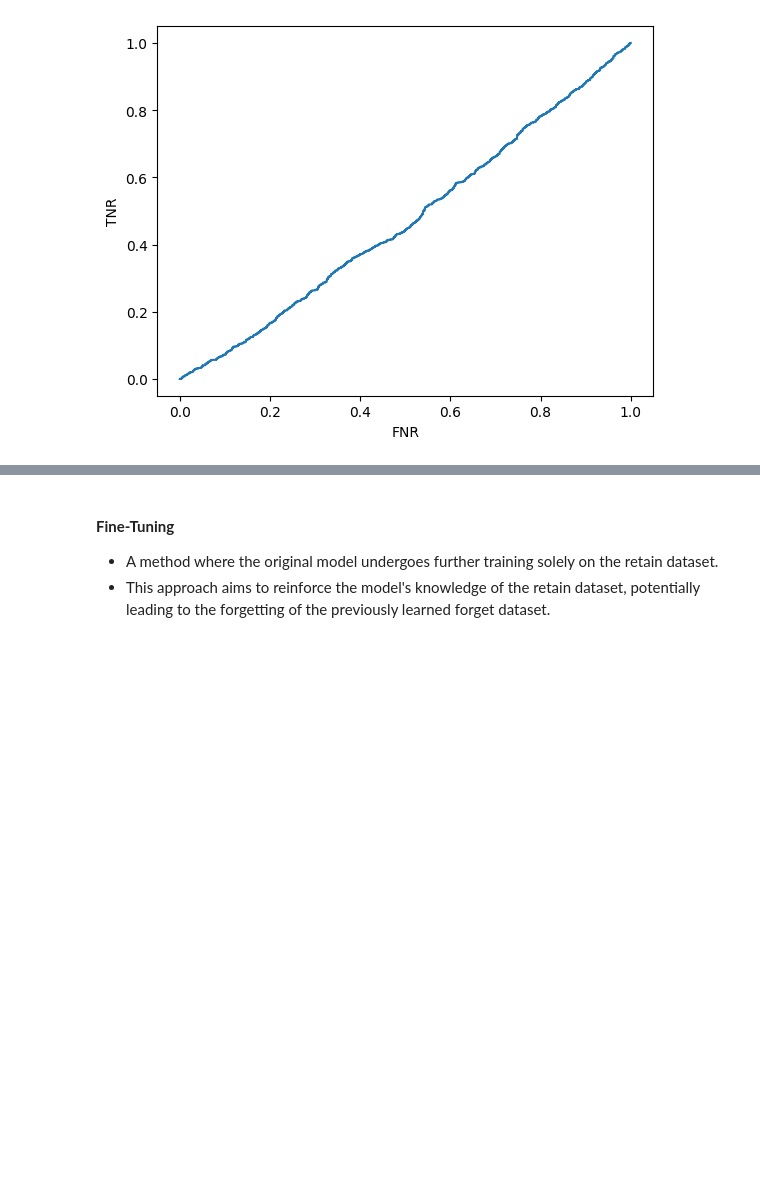
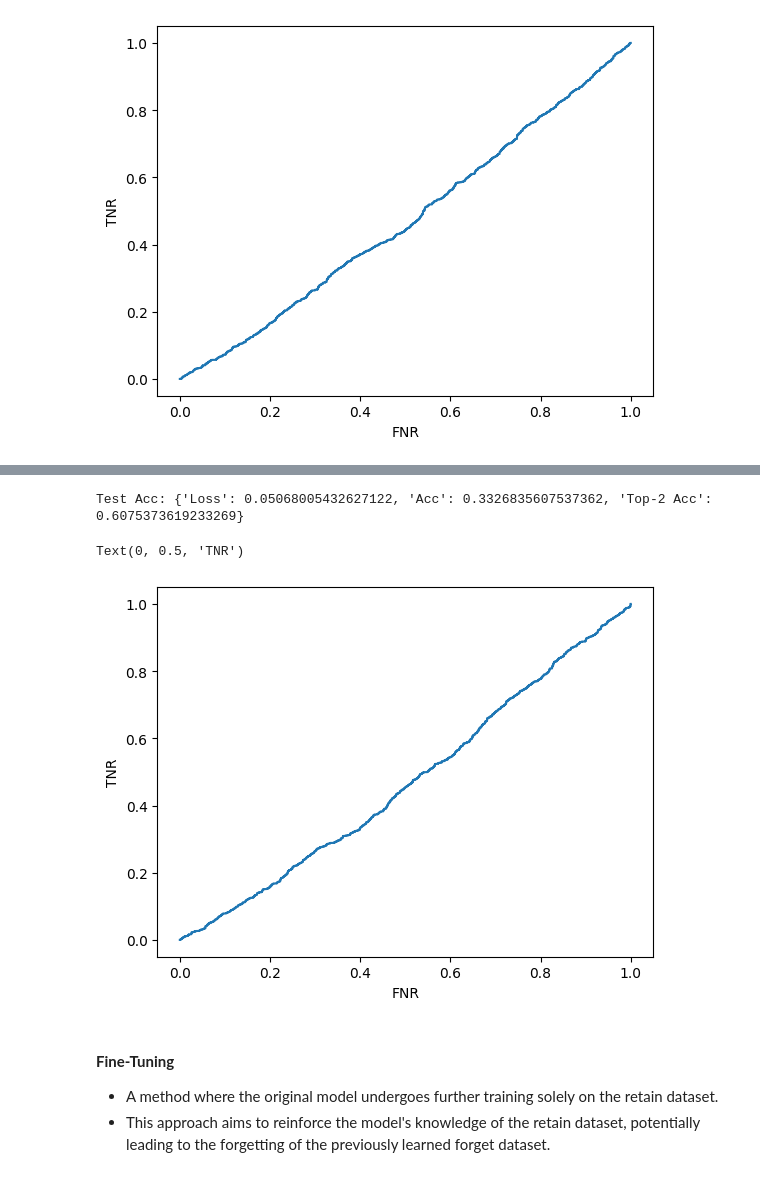
Before and after one commit to alexey-zhavoronkin/MachineUnlearningBenchMarks, a Jupyter notebook: 01_MUFAC/Machine_Unlearning_MUFAC_Full_Experiments.ipynb, the cells around one changed output, grey strips where cells are left out. Drawn from its saved outputs; the diff is of its cells as text; code cells hidden in the pictures; blank space fills up the shorter version.

```diff
--- a/01_MUFAC/Machine_Unlearning_MUFAC_Full_Experiments.ipynb
+++ b/01_MUFAC/Machine_Unlearning_MUFAC_Full_Experiments.ipynb
@@ -176,19 +177,11 @@ test_transform = transforms.Compose([
     transforms.ToTensor()
 ])
 
-unseen_transform = transforms.Compose([
-    transforms.Resize(128),
-    transforms.ToTensor()
-])
-
-train_dataset = Dataset(train_meta_data, train_image_directory, train_transform)
+train_dataset = CustomDataset(train_meta_data, train_image_directory, train_transform)
 train_dataloader = DataLoader(train_dataset, batch_size=64, shuffle=True, num_workers=4)
 
-test_dataset = Dataset(test_meta_data, test_image_directory, test_transform)
+test_dataset = CustomDataset(test_meta_data, test_image_directory, test_transform)
 test_dataloader = DataLoader(test_dataset, batch_size=64, shuffle=False, num_workers=4)
-
-unseen_dataset = Dataset(unseen_meta_data, unseen_image_directory, unseen_transform)
-unseen_dataloader = DataLoader(unseen_dataset, batch_size=64, shuffle=False, num_workers=4)
 # %%
 def show_images(images, labels, nrow=6, save_path=None):
     n_images = len(images)
@@ -468,8 +461,8 @@ def lira(target_net):
     fix_variance = False
 
     transform = train_transform if num_aug > 1 else test_transform
-    forget_dataset = Dataset(train_meta_data, train_image_directory, transform, forget=True)
-    retain_dataset = Dataset(train_meta_data, train_image_directory, transform, retain=True)
+    forget_dataset = CustomDataset(train_meta_data, train_image_directory, transform, forget=True)
+    retain_dataset = CustomDataset(train_meta_data, train_image_directory, transform, retain=True)
     dataset = ConcatDataset([forget_dataset, retain_dataset])
     dataloader = DataLoader(dataset, batch_size=64, shuffle=False)
 
@@ -525,16 +518,22 @@ def lira(target_net):
 * In the NeurIPS Competition setting, when performing machine unlearning, training is done with 'retain' and 'forget', so augmentation can be applied. However, it should never be applied during evaluation.
 * We divide training dataset $\mathcal{D}_{train}$ into a retain dataset $\mathcal{D}_{retain}$ and a forget dataset $\mathcal{D}_{forget}$.
 # %%
-forget_dataset_train = Dataset(train_meta_data, train_image_directory, train_transform, forget=True)
+unseen_dataset_train = CustomDataset(unseen_meta_data, unseen_image_directory, train_transform, forget=True)
+unseen_dataloader_train = DataLoader(unseen_dataset_train, batch_size=64, shuffle=True, num_workers=4)
+
+unseen_dataset_test = CustomDataset(unseen_meta_data, unseen_image_directory, test_transform, forget=True)
+unseen_dataloader_test = DataLoader(unseen_dataset_test, batch_size=64, shuffle=False, num_workers=4)
+
+forget_dataset_train = CustomDataset(train_meta_data, train_image_directory, train_transform, forget=True)
 forget_dataloader_train = DataLoader(forget_dataset_train, batch_size=64, shuffle=True, num_workers=4)
 
-retain_dataset_train = Dataset(train_meta_data, train_image_directory, train_transform, retain=True)
+retain_dataset_train = CustomDataset(train_meta_data, train_image_directory, train_transform, retain=True)
 retain_dataloader_train = DataLoader(retain_dataset_train, batch_size=64, shuffle=True, num_workers=4)
 
-forget_dataset_test = Dataset(train_meta_data, train_image_directory, test_transform, forget=True)
+forget_dataset_test = CustomDataset(train_meta_data, train_image_directory, test_transform, forget=True)
 forget_dataloader_test = DataLoader(forget_dataset_test, batch_size=64, shuffle=False, num_workers=4)
 
-retain_dataset_test = Dataset(train_meta_data, train_image_directory, test_transform, retain=True)
+retain_dataset_test = CustomDataset(train_meta_data, train_image_directory, test_transform, retain=True)
 retain_dataloader_test = DataLoader(retain_dataset_test, batch_size=64, shuffle=False, num_workers=4)
 # %%
 print('Train dataset size:', len(train_dataset))
@@ -839,0 +962,4 @@ Text(0, 0.5, 'TNR')
+# %%
+unlearned_model = load_model('./checkpoints/origin/resnet18.pth')
+
+gan_unlearning(unlearned_model, retain_dataloader_test, forget_dataloader_test, unseen_dataloader_test)
@@ -839,0 +981,9 @@ Text(0, 0.5, 'TNR')
+# %%
+# Performance
+test_acc = evaluation(unlearned_model, test_dataloader)
+mia = lira(unlearned_model.cuda())
+print(f'Test Acc: {test_acc}')
+plt.plot(mia[0], mia[1])
+plt.xlabel('FNR')
+plt.ylabel('TNR')
+# %% [output]
@@ -840,3 +994,6 @@ Text(0, 0.5, 'TNR')
+Test Acc: {'Loss': 0.05068005432627122, 'Acc': 0.3326835607537362, 'Top-2 Acc': 0.6075373619233269}
+Text(0, 0.5, 'TNR')
+[figure, added]
 # %% [markdown]
 #### <b>Fine-Tuning</b>
 * A method where the original model undergoes further training solely on the retain dataset.
```
Also changed, not shown: parts of 9 cells of this notebook.
